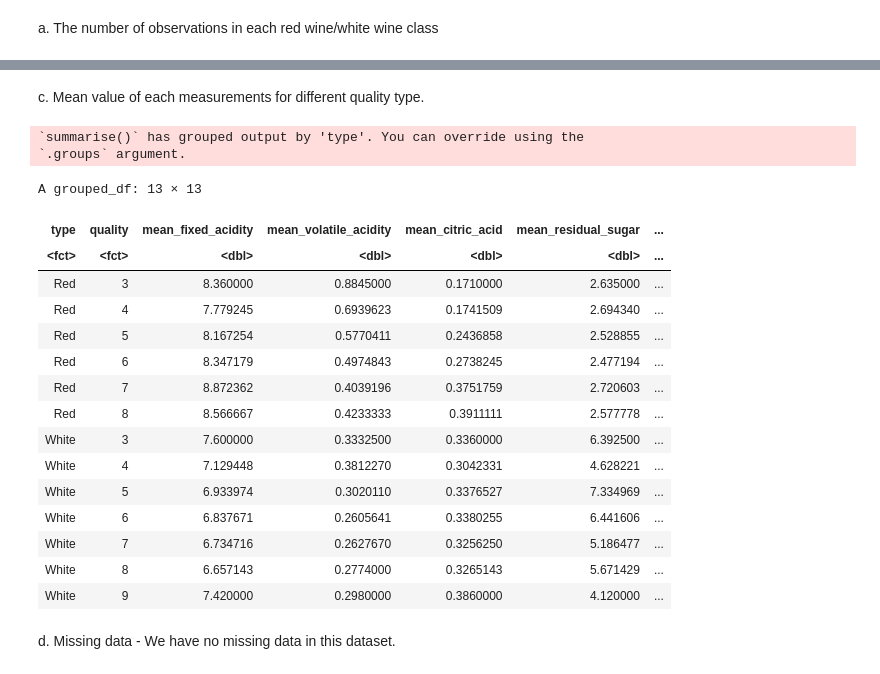
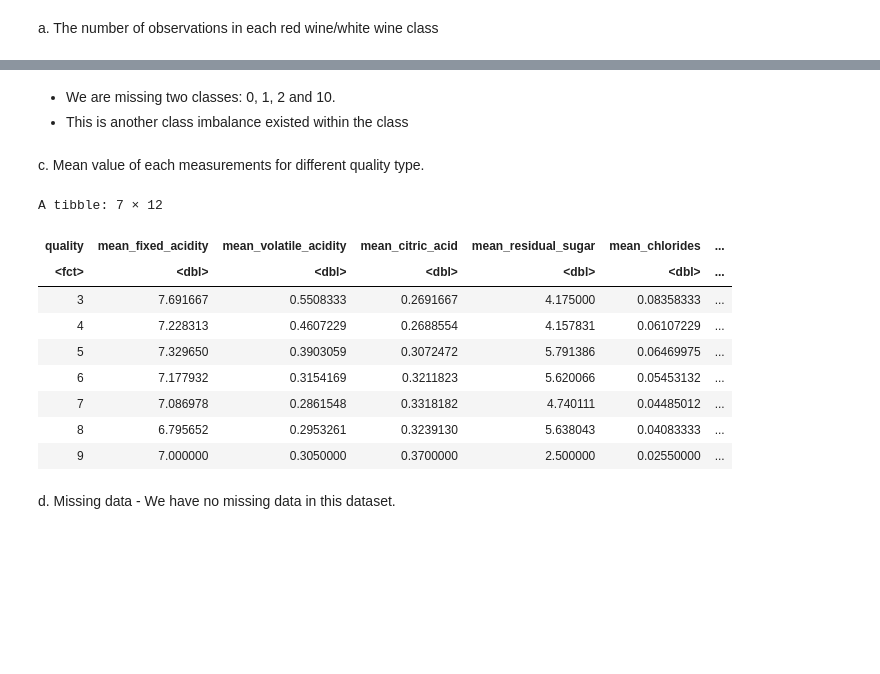
Before and after one commit to AlexNgGit/DSCI-GROUP-3, a Jupyter notebook: src/proposal.ipynb, the cells around one changed output, grey strips where cells are left out. Drawn from its saved outputs; the diff is of its cells as text; code cells hidden in the pictures; blank space fills up the shorter version.

```diff
--- a/src/proposal.ipynb
+++ b/src/proposal.ipynb
@@ -61 +65,6 @@ A data.frame: 6 × 13
+# %%
+set.seed(2000)
+wine_split <- initial_split(wine_data, prop = 0.75, strata = quality)
+wine_training <- training(wine_split)
+wine_testing <- testing(wine_split)
 # %% [markdown]
@@ -104,39 +106,34 @@ A grouped_df: 13 × 3
+# %% [markdown]
+- We are missing two classes: 0, 1, 2 and 10.
+- This is another class imbalance existed within the class
 # %% [markdown]
 c. Mean value of each measurements for different quality type.
 # %%
-mean_measurements <- wine_data |>
-                     group_by(type, quality) |>
+mean_measurements <- wine_training |>
+                     group_by(quality) |>
                      summarize(mean_fixed_acidity = mean(fixed.acidity),
                                mean_volatile_acidity = mean(volatile.acidity),
                                mean_citric_acid = mean(citric.acid),
                                mean_residual_sugar = mean(residual.sugar),
                                mean_chlorides = mean(chlorides),
                                mean_free_sufdioxide = mean(free.sulfur.dioxide),
                                mean_tot_sufdioxide = mean(total.sulfur.dioxide),
                                mean_density = mean(density),
                                mean_ph = mean(pH),
                                mean_sulphates = mean(sulphates),
                                mean_alcohol = mean(alcohol))
 mean_measurements
 # %% [output]
-`summarise()` has grouped output by 'type'. You can override using the
-`.groups` argument.
+A tibble: 7 × 12
-A grouped_df: 13 × 13
-| type | quality | mean_fixed_acidity | mean_volatile_acidity | mean_citric_acid | mean_residual_sugar | ... |
-| <fct> | <fct> | <dbl> | <dbl> | <dbl> | <dbl> | ... |
-| Red | 3 | 8.360000 | 0.8845000 | 0.1710000 | 2.635000 | ... |
-| Red | 4 | 7.779245 | 0.6939623 | 0.1741509 | 2.694340 | ... |
-| Red | 5 | 8.167254 | 0.5770411 | 0.2436858 | 2.528855 | ... |
-| Red | 6 | 8.347179 | 0.4974843 | 0.2738245 | 2.477194 | ... |
-| Red | 7 | 8.872362 | 0.4039196 | 0.3751759 | 2.720603 | ... |
-| Red | 8 | 8.566667 | 0.4233333 | 0.3911111 | 2.577778 | ... |
-| White | 3 | 7.600000 | 0.3332500 | 0.3360000 | 6.392500 | ... |
-| White | 4 | 7.129448 | 0.3812270 | 0.3042331 | 4.628221 | ... |
-| White | 5 | 6.933974 | 0.3020110 | 0.3376527 | 7.334969 | ... |
-| White | 6 | 6.837671 | 0.2605641 | 0.3380255 | 6.441606 | ... |
-| White | 7 | 6.734716 | 0.2627670 | 0.3256250 | 5.186477 | ... |
-| White | 8 | 6.657143 | 0.2774000 | 0.3265143 | 5.671429 | ... |
-| White | 9 | 7.420000 | 0.2980000 | 0.3860000 | 4.120000 | ... |
+| quality | mean_fixed_acidity | mean_volatile_acidity | mean_citric_acid | mean_residual_sugar | mean_chlorides | ... |
+| <fct> | <dbl> | <dbl> | <dbl> | <dbl> | <dbl> | ... |
+| 3 | 7.691667 | 0.5508333 | 0.2691667 | 4.175000 | 0.08358333 | ... |
+| 4 | 7.228313 | 0.4607229 | 0.2688554 | 4.157831 | 0.06107229 | ... |
+| 5 | 7.329650 | 0.3903059 | 0.3072472 | 5.791386 | 0.06469975 | ... |
+| 6 | 7.177932 | 0.3154169 | 0.3211823 | 5.620066 | 0.05453132 | ... |
+| 7 | 7.086978 | 0.2861548 | 0.3318182 | 4.740111 | 0.04485012 | ... |
+| 8 | 6.795652 | 0.2953261 | 0.3239130 | 5.638043 | 0.04083333 | ... |
+| 9 | 7.000000 | 0.3050000 | 0.3700000 | 2.500000 | 0.02550000 | ... |
 # %% [markdown]
 d. Missing data - We have no missing data in this dataset.
 # %% [markdown]
```
Also changed, not shown: parts of 11 cells of this notebook.
